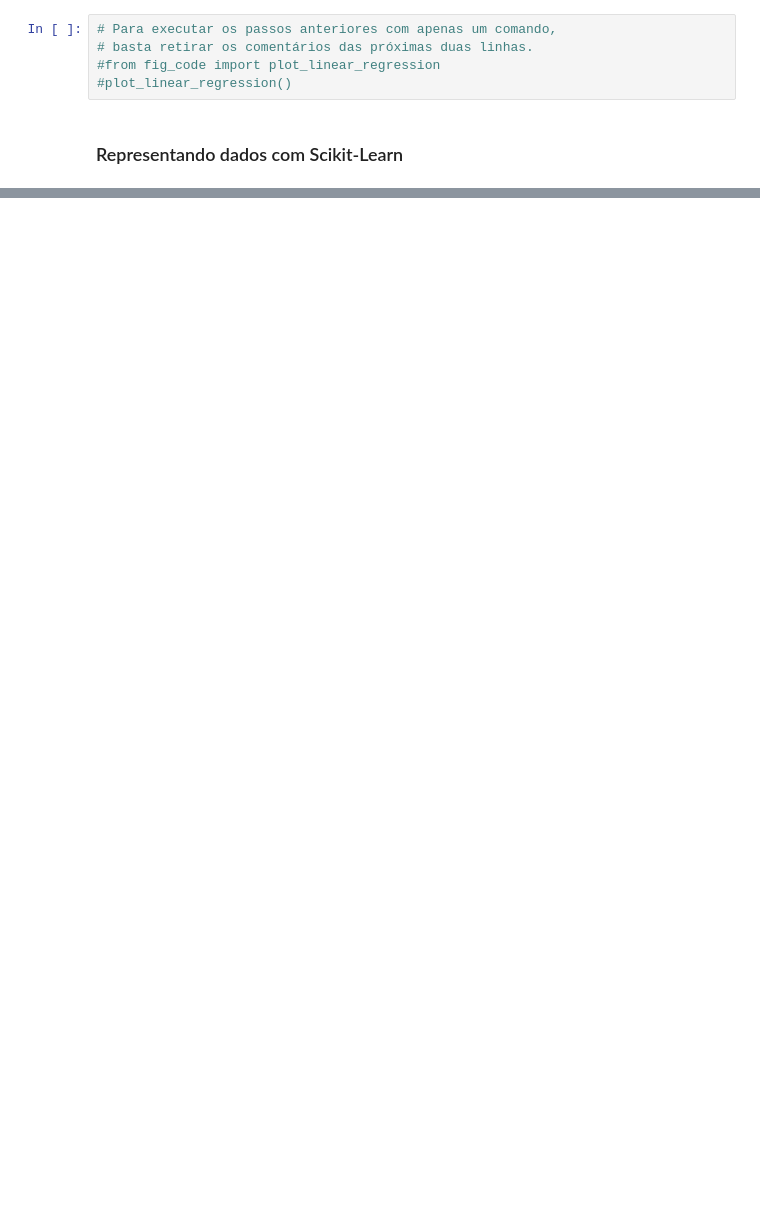
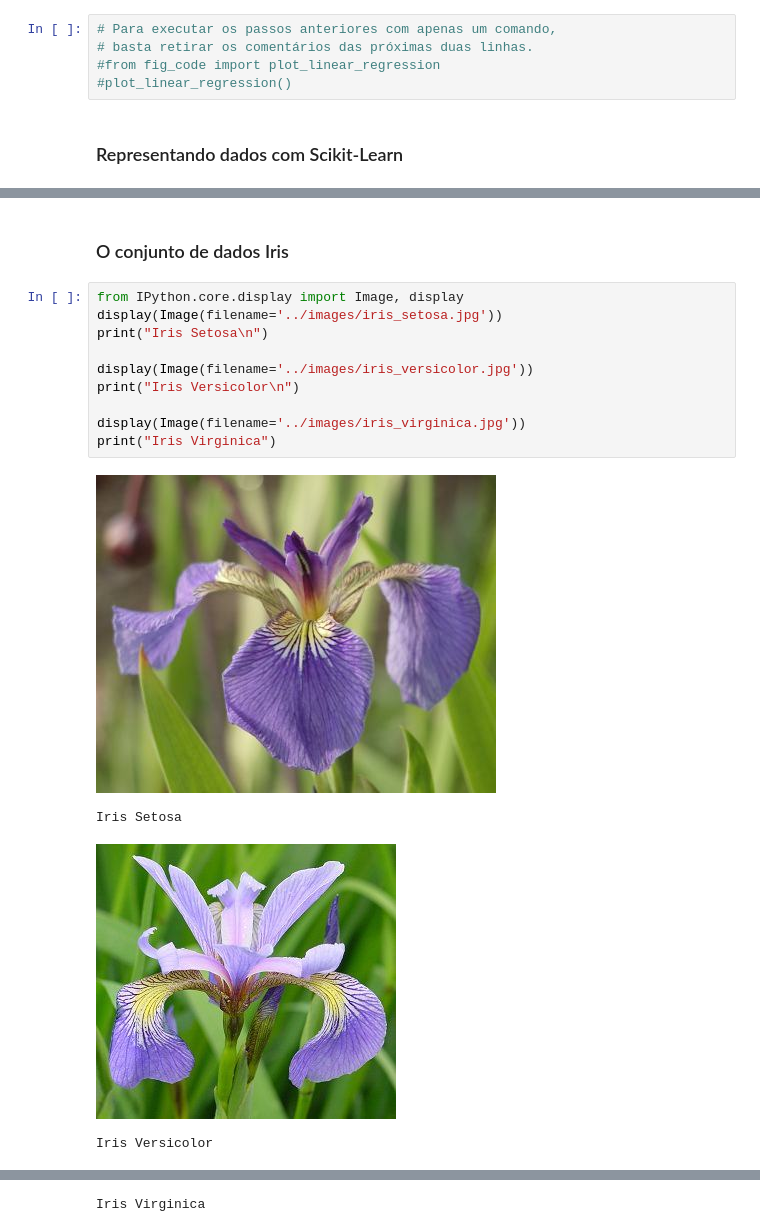
Before and after one commit to andressa/workshop-machinelearning-python, a Jupyter notebook: notebooks/Introdução a Scikit-Learn.ipynb, the cells around one changed output, grey strips where cells are left out. Saved outputs shown, nothing was run; the diff lists cells and outputs as text; blank space fills up the shorter version.

```diff
--- a/notebooks/Introdução a Scikit-Learn.ipynb
+++ b/notebooks/Introdução a Scikit-Learn.ipynb
@@ -143,0 +159,17 @@ ax.axis('tight')
+# %% [markdown]
+### O conjunto de dados Iris
+# %%
+from IPython.core.display import Image, display
+display(Image(filename='../images/iris_setosa.jpg'))
+print("Iris Setosa\n")
+
+display(Image(filename='../images/iris_versicolor.jpg'))
+print("Iris Versicolor\n")
+
+display(Image(filename='../images/iris_virginica.jpg'))
+print("Iris Virginica")
+# %% [output]
+[figure, added]
+Iris Setosa
+[figure, added]
+Iris Versicolor
@@ -143,0 +177 @@ ax.axis('tight')
+Iris Virginica
```
Also changed, not shown: parts of 19 cells of this notebook, 5 other files.
